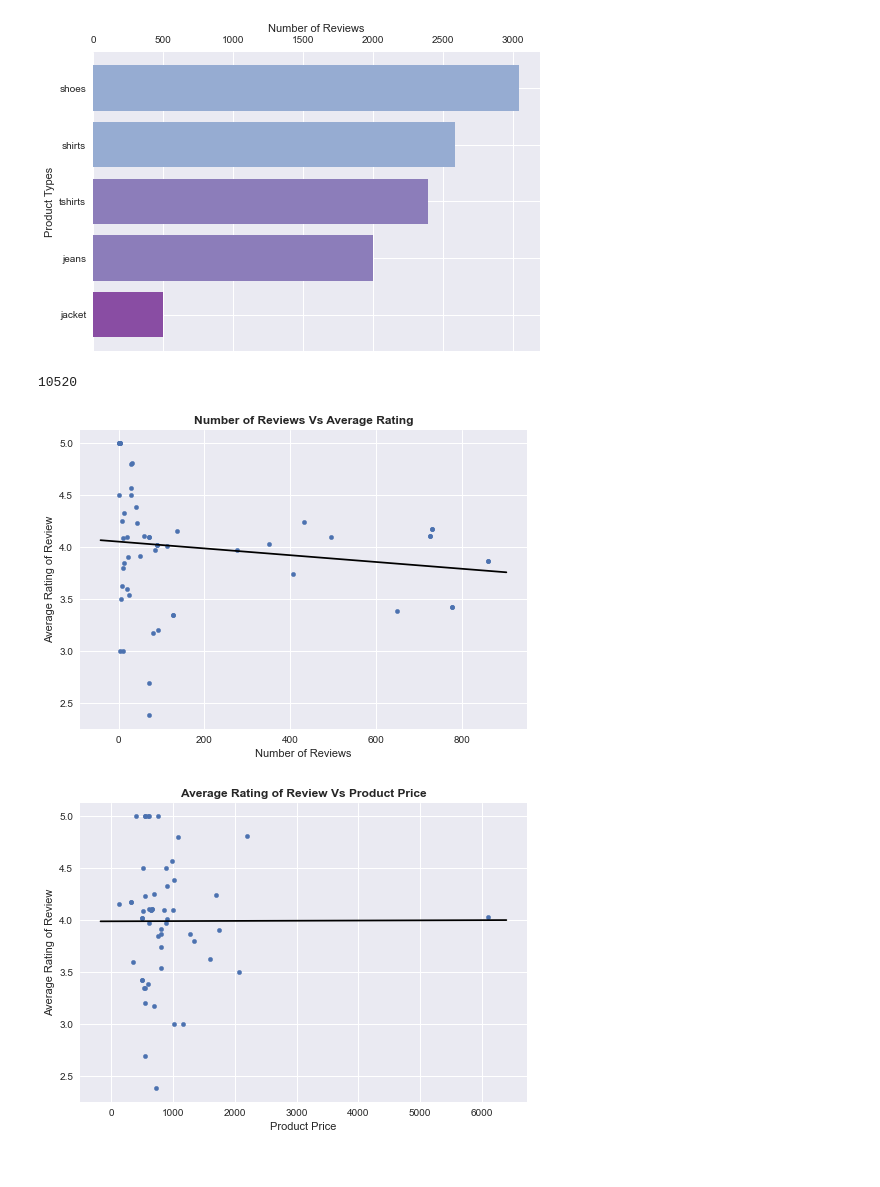
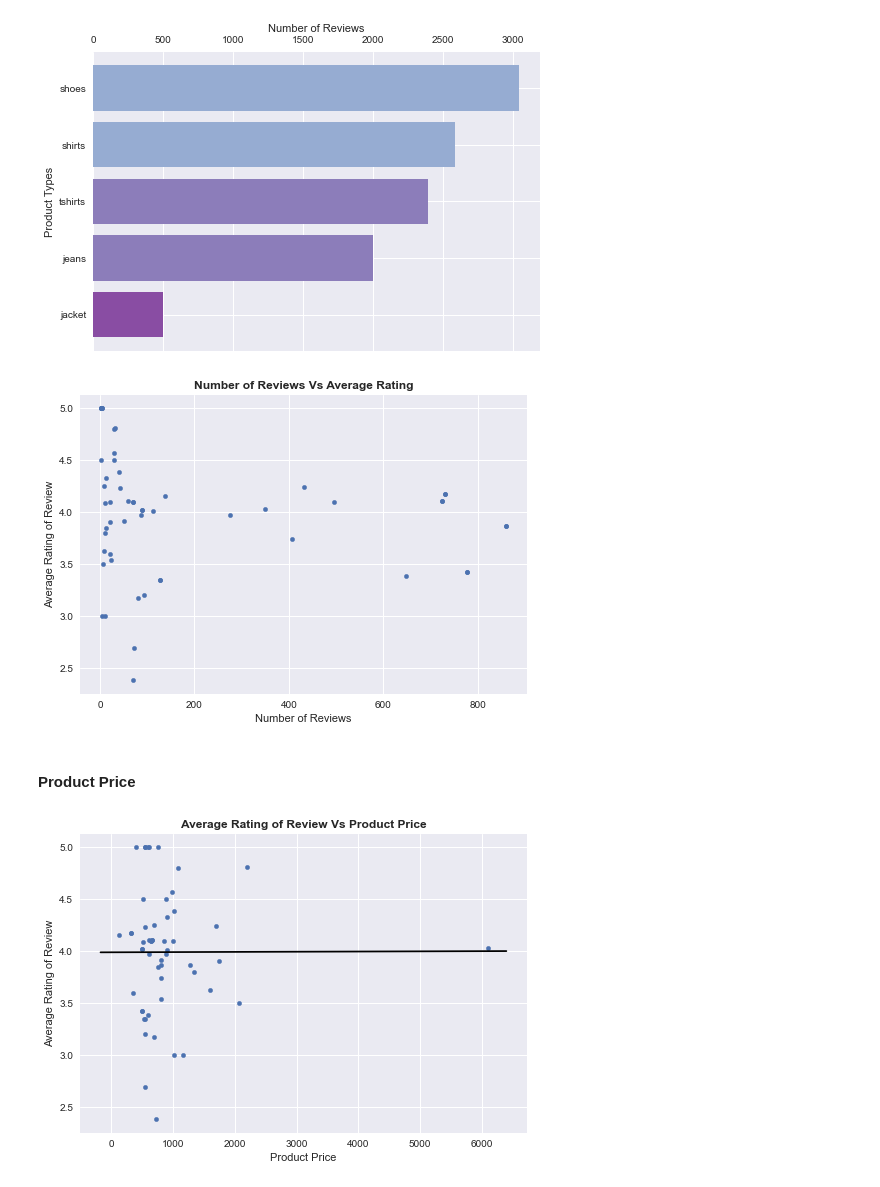
Before and after one commit to lydiachaukc/stat2453_project1, a Jupyter notebook: descriptive_analysis.ipynb, the cells around one changed output. Saved outputs shown, nothing was run; the diff lists cells and outputs as text; code cells hidden in the pictures.

Commit message:
add images

```diff
--- a/descriptive_analysis.ipynb
+++ b/descriptive_analysis.ipynb
@@ -94,22 +97,20 @@ plt.xlabel('Number of Reviews')
 plt.show()
 # %% [output]
 [figure]
-# %%
-sum(data_to_plot)
-# %% [output]
-10520
 # %%
 scatter_plot = summary_statistic.plot.scatter("number_of_reviews", "average_rating_of_reviews")
 model1 = sm.OLS(summary_statistic["average_rating_of_reviews"], sm.add_constant(summary_statistic["number_of_reviews"])).fit()
 x = np.linspace(*scatter_plot.get_xlim()).T
-pltline = plt.plot(x, model1.predict(sm.add_constant(x)), '-k')
+#pltline = plt.plot(x, model1.predict(sm.add_constant(x)), '-k')
 
 plt.title('Number of Reviews Vs Average Rating',fontweight="bold")
 plt.xlabel('Number of Reviews')
 plt.ylabel('Average Rating of Review')
 plt.show()
 # %% [output]
-[figure, old version]
+[figure, new version]
+# %% [markdown]
+#### Product Price
 # %%
 scatter_plot = summary_statistic.plot.scatter("product_price", "average_rating_of_reviews")
 model1 = sm.OLS(summary_statistic["average_rating_of_reviews"], sm.add_constant(summary_statistic["product_price"])).fit()
```
Also changed, not shown: parts of 5 cells of this notebook, 7 other files.
